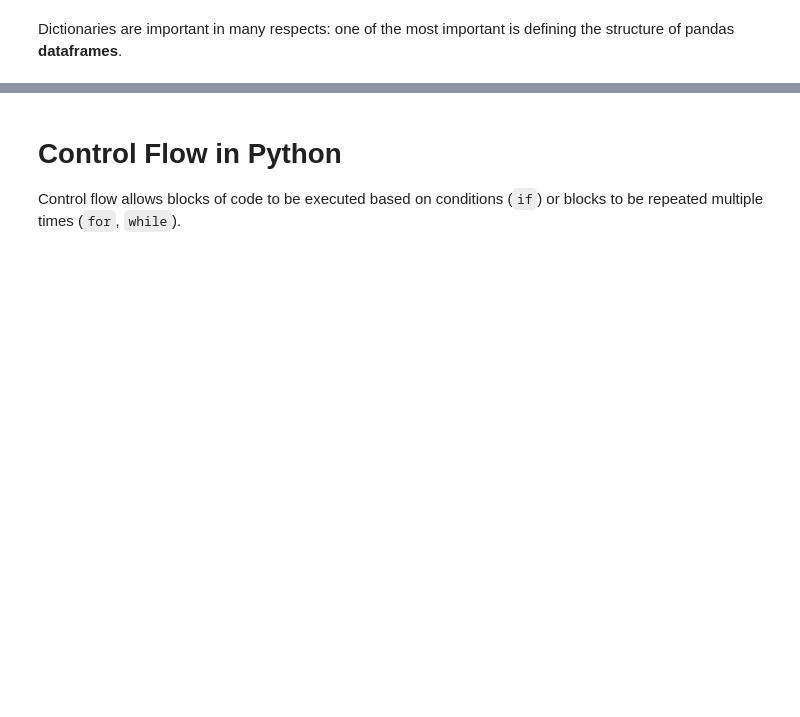
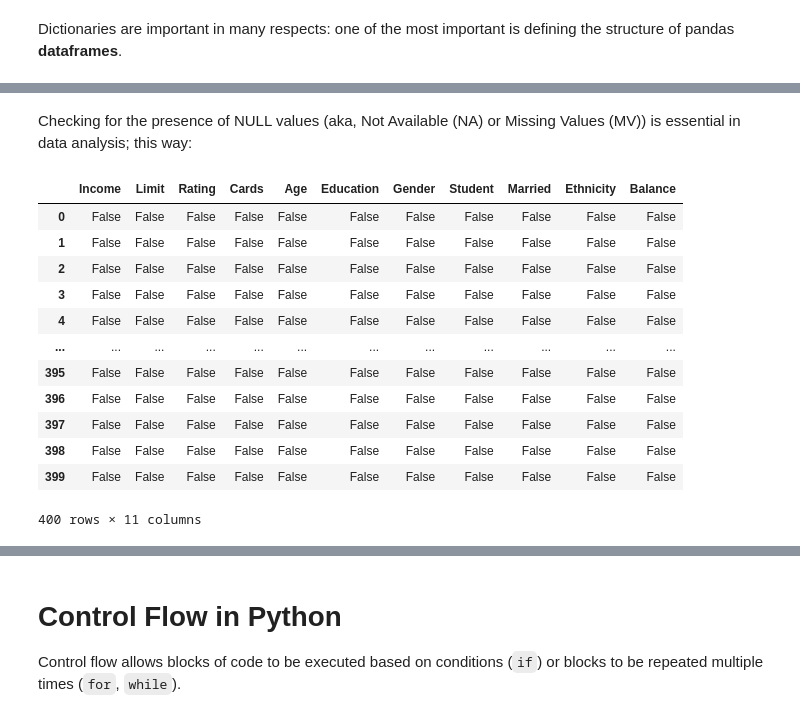
Before and after one commit to antonio-corsi/Python-Fundamentals-for-Data-Mgmt, a Jupyter notebook: Introduction_to_Python_Basics_EN.ipynb, the cells around one changed output, grey strips where cells are left out. Saved outputs shown, nothing was run; the diff lists cells and outputs as text; code cells hidden in the pictures; blank space fills up the shorter version.

```diff
--- a/Introduction_to_Python_Basics_EN.ipynb
+++ b/Introduction_to_Python_Basics_EN.ipynb
@@ -708,0 +943,2 @@ Dictionaries are important in many respects: one of the most important is defini
+# %%
+df_clients.drop(columns=["Unnamed: 0"], inplace=True)   # this removal is PERSISTENT
@@ -708,0 +1000,19 @@ Dictionaries are important in many respects: one of the most important is defini
+# %% [markdown]
+Checking for the presence of NULL values (aka, Not Available (NA) or Missing Values (MV)) is essential in data analysis; this way:
+# %%
+df_clients.isna()     # to check whether there are any NULL values in the dataframe;
+                      # it runs a BOOLEAN test for missingness in all the cells of the dataframe
+# %% [output]
+|  | Income | Limit | Rating | Cards | Age | Education | Gender | Student | Married | Ethnicity | Balance |
+| 0 | False | False | False | False | False | False | False | False | False | False | False |
+| 1 | False | False | False | False | False | False | False | False | False | False | False |
+| 2 | False | False | False | False | False | False | False | False | False | False | False |
+| 3 | False | False | False | False | False | False | False | False | False | False | False |
+| 4 | False | False | False | False | False | False | False | False | False | False | False |
+| ... | ... | ... | ... | ... | ... | ... | ... | ... | ... | ... | ... |
+| 395 | False | False | False | False | False | False | False | False | False | False | False |
+| 396 | False | False | False | False | False | False | False | False | False | False | False |
+| 397 | False | False | False | False | False | False | False | False | False | False | False |
+| 398 | False | False | False | False | False | False | False | False | False | False | False |
+| 399 | False | False | False | False | False | False | False | False | False | False | False |
+400 rows × 11 columns
```
Also changed, not shown: parts of 47 cells of this notebook, 42 other files.
